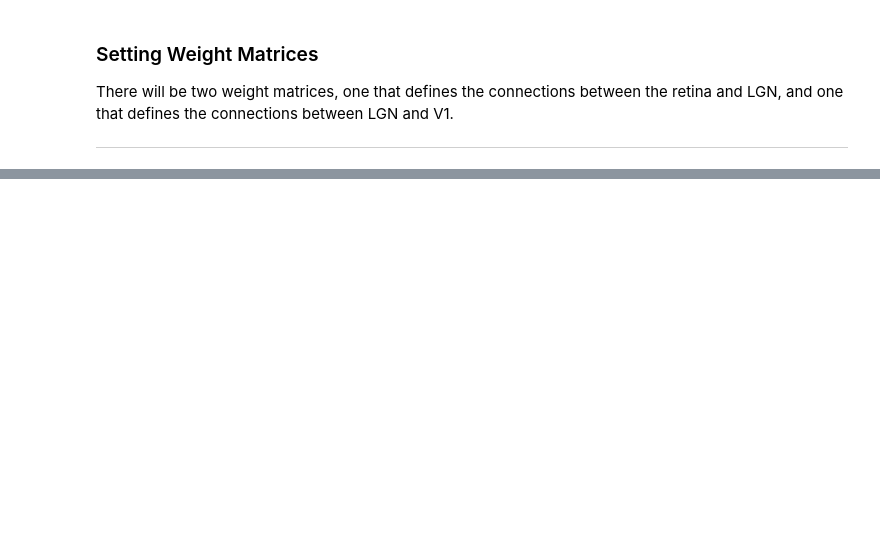
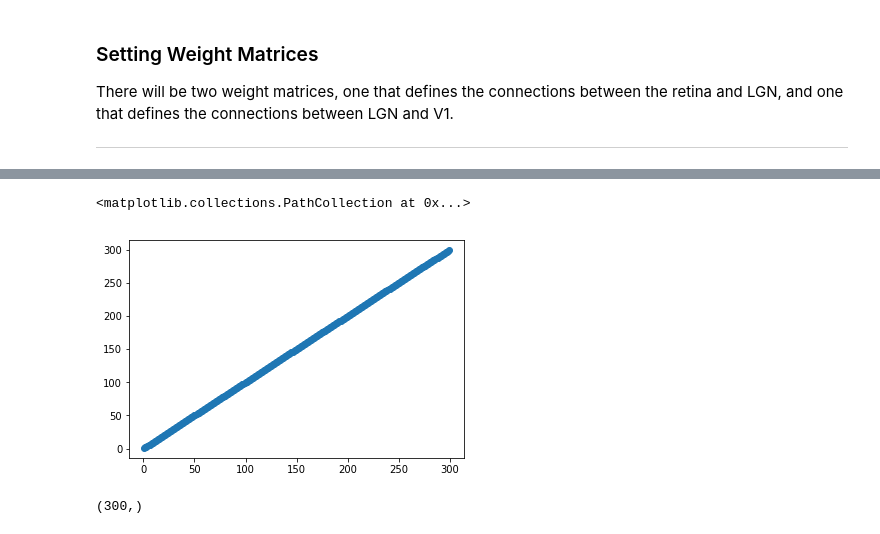
Before and after one commit to ngriffit/spikingNN, a Jupyter notebook: SNN_LIF_python.ipynb, the cells around one changed output, grey strips where cells are left out. Cells and saved outputs as stored; diff of their text form; code cells hidden in the pictures; blank space fills up the shorter version.

```diff
--- a/SNN_LIF_python.ipynb
+++ b/SNN_LIF_python.ipynb
@@ -339,0 +434,9 @@ KeyboardInterrupt:
+# %%
+plt.scatter(range(1,300), range(1,300))
+# %% [output]
+<matplotlib.collections.PathCollection at 0x...>
+[figure, added]
+# %%
+np.arange(1,301).shape
+# %% [output]
+(300,)
```
Also changed, not shown: parts of 19 cells of this notebook.
